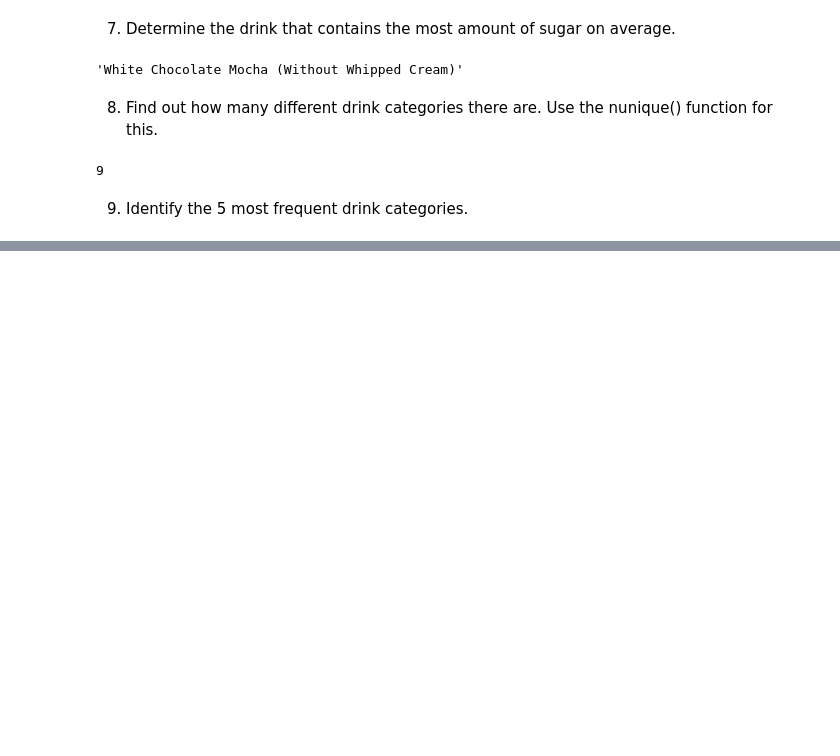
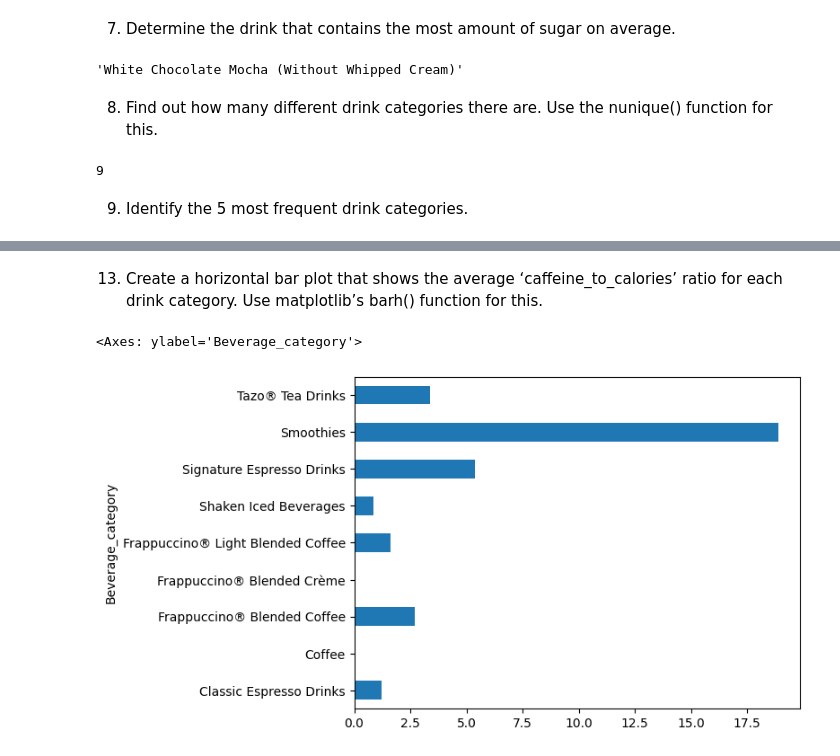
Before and after one commit to arrenkae/DI-Bootcamp, a Jupyter notebook: Week5/Day2/DailyChallenge/DailyChallenge.ipynb, the cells around one changed output, grey strips where cells are left out. Drawn from its saved outputs; the diff is of its cells as text; code cells hidden in the pictures; blank space fills up the shorter version.

```diff
--- a/Week5/Day2/DailyChallenge/DailyChallenge.ipynb
+++ b/Week5/Day2/DailyChallenge/DailyChallenge.ipynb
@@ -93,0 +118,4 @@ ValueError: No axis named 5 for object type Series
+# %%
+starbucks['caffeine_to_calories'] = starbucks['Calories'] / starbucks['Caffeine (mg)'].apply(pd.to_numeric,errors='coerce')
+starbucks['caffeine_to_calories'].replace([np.inf, -np.inf], np.nan, inplace=True)
+starbucks['caffeine_to_calories']
@@ -93,0 +155,7 @@ ValueError: No axis named 5 for object type Series
+# %% [markdown]
+13. Create a horizontal bar plot that shows the average ‘caffeine_to_calories’ ratio for each drink category. Use matplotlib’s barh() function for this.
+# %%
+starbucks.groupby('Beverage_category')['caffeine_to_calories'].mean().plot.barh()
+# %% [output]
+<Axes: ylabel='Beverage_category'>
+[figure, added]
```
Also changed, not shown: parts of 8 cells of this notebook, 1 other file.
